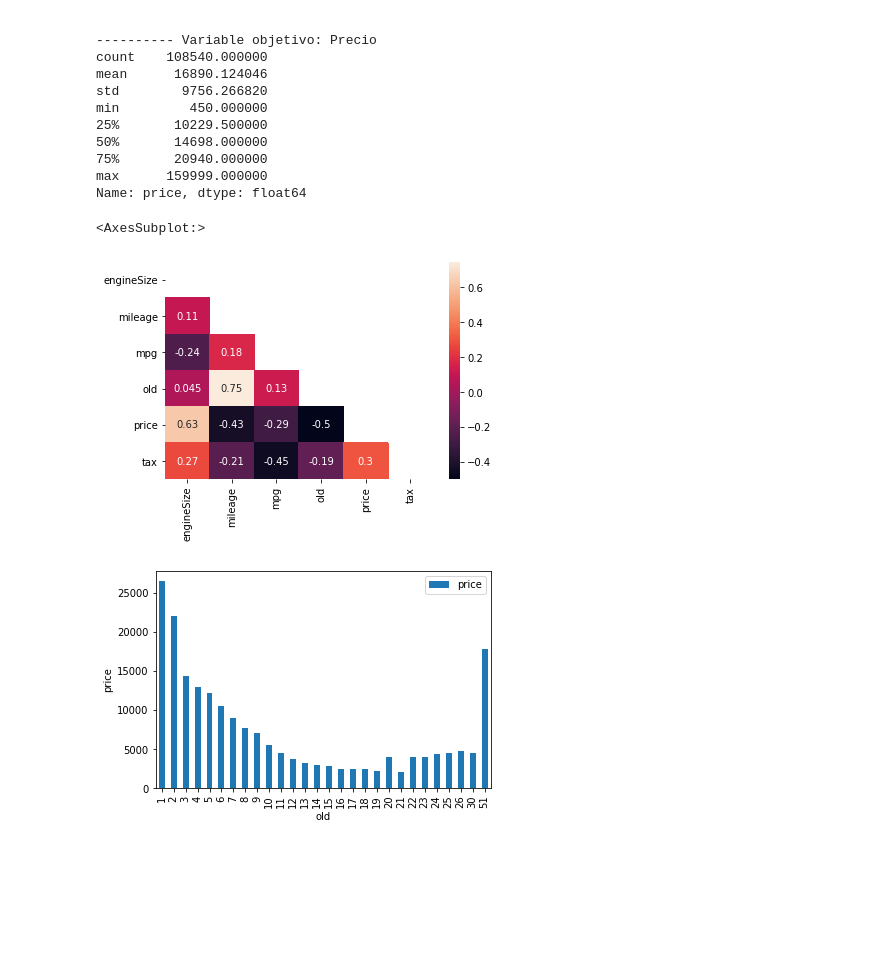
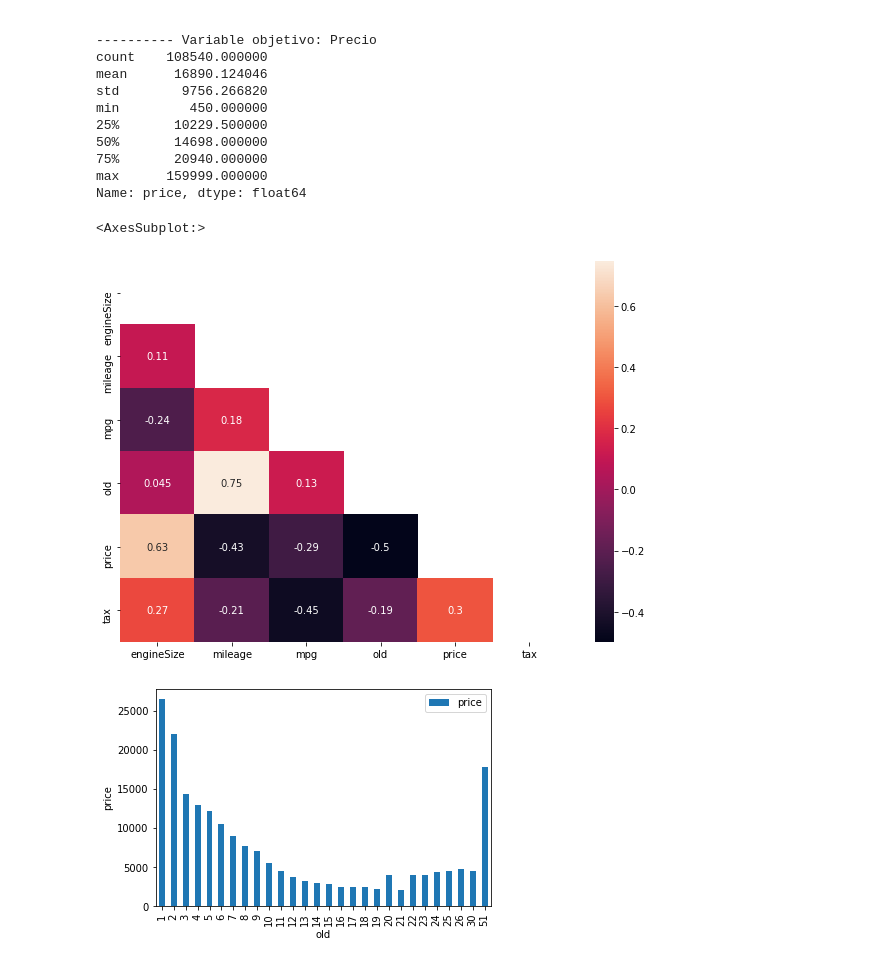
Before and after one commit to karinSalazar/Grupo_5, a Jupyter notebook: Preprocesamiento.ipynb, the cells around one changed output. Saved outputs shown, nothing was run; the diff lists cells and outputs as text; code cells hidden in the pictures; blank space fills up the shorter version.

```diff
--- a/Preprocesamiento.ipynb
+++ b/Preprocesamiento.ipynb
@@ -315,11 +315,12 @@ Name: price, dtype: float64
 # %%
 corr = df.corr()
 mask = np.zeros_like(corr, dtype=np.bool)
 mask[np.triu_indices_from(mask)] = True
+plt.figure(figsize=(10, 7))
 sns.heatmap(corr, mask=mask, annot=True)
 # %% [output]
 <AxesSubplot:>
-[figure, old version]
+[figure, new version]
 # %%
 
 def compare_bar(df, column_name, std = False):
```
Also changed, not shown: parts of 4 cells of this notebook, 1 other file.
